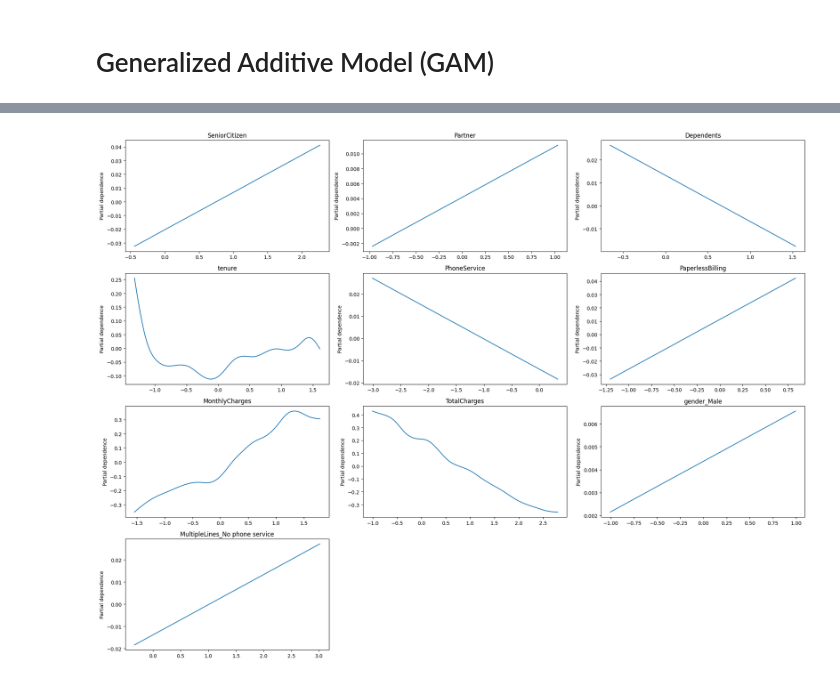
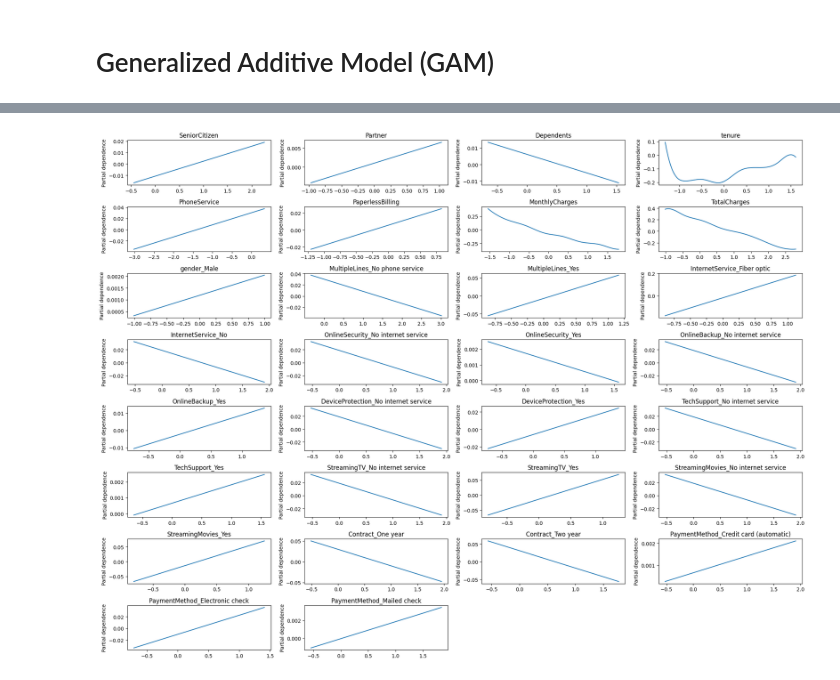
Before and after one commit to XinXu-ease/XAI-assignment2-9.15, a Jupyter notebook: XAI_9_15.ipynb, the cells around one changed output, grey strips where cells are left out. Saved outputs shown, nothing was run; the diff lists cells and outputs as text; code cells hidden in the pictures.

```diff
--- a/XAI_9_15.ipynb
+++ b/XAI_9_15.ipynb
@@ -615,7 +615,8 @@ from pygam import LinearGAM, GammaGAM, s
 import seaborn as sns
 # %%
 # Initilize GAM
-gam = LinearGAM(s(0) + s(1) + s(2) + s(3) + s(4) + s(5) + s(6) + s(7) + s(8) + s(9))
+
+gam = LinearGAM(n_splines=10).gridsearch(X_train_scaled, y_train)
 
 # Find best smoothing parameters for each spline term
 gam.gridsearch(X_train_scaled, y_train)
@@ -661,15 +663,15 @@ github.com/dswah/pyGAM/issues/163
 # %%
 # Visualize GAM
 plt.figure(figsize=(20, 15))
 for i, term in enumerate(gam.terms):
     if term.isintercept:
         continue
-    plt.subplot(4, 3, i+1)
+    plt.subplot(8, 4, i+1)
     XX = gam.generate_X_grid(term=i)
     plt.plot(XX[:, term.feature], gam.partial_dependence(term=i, X=XX))
     plt.title(X_train.columns[i])
     plt.ylabel('Partial dependence')
 plt.tight_layout()
 plt.show()
 # %% [output]
-[figure, old version]
+[figure, new version]
```
Also changed, not shown: parts of 3 cells of this notebook.
